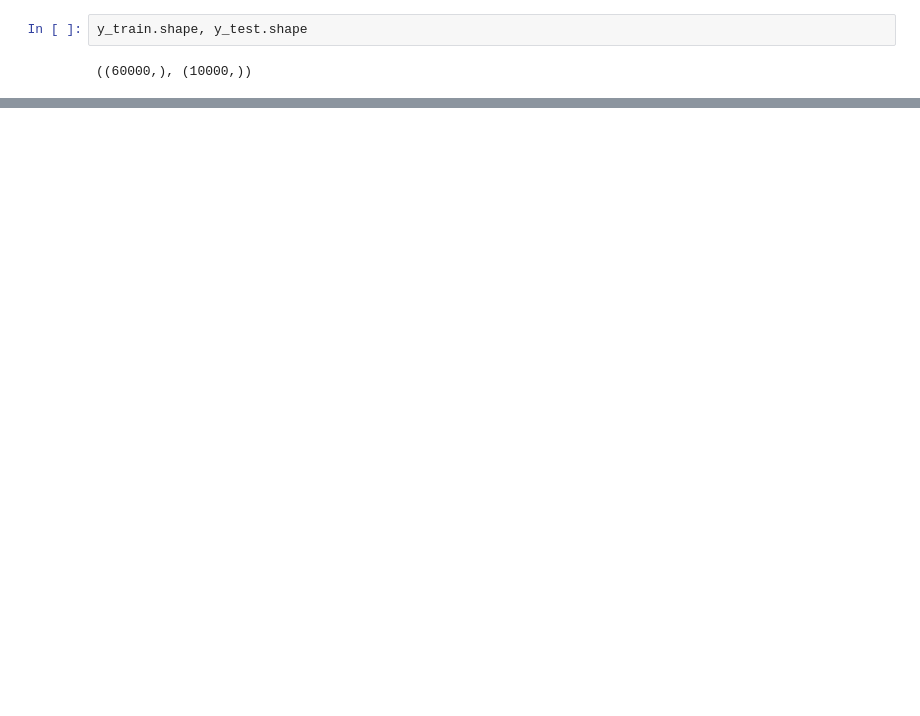
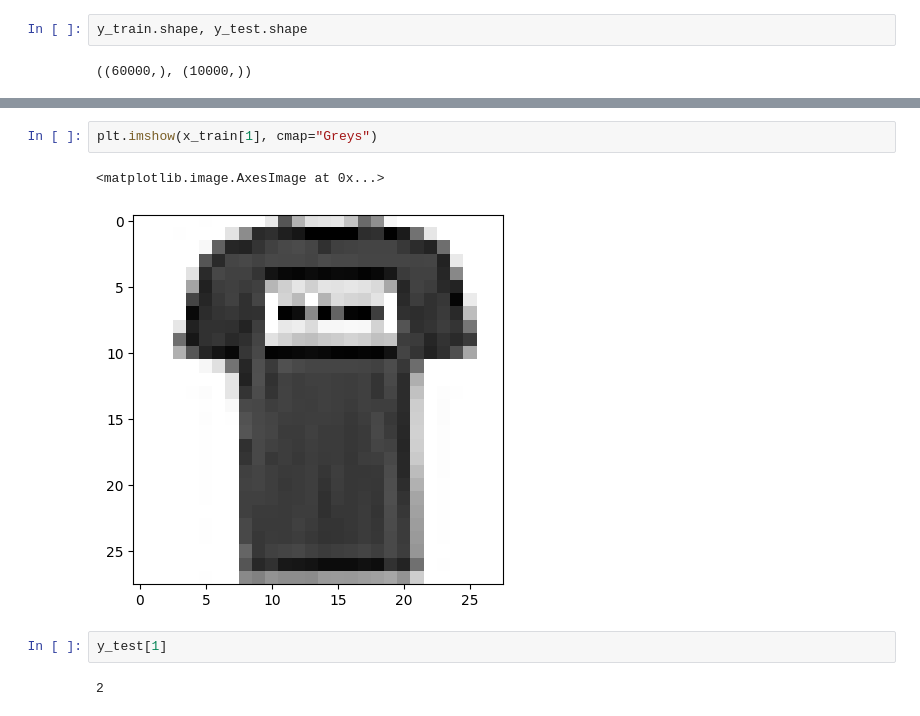
Before and after one commit to 9bishal/Deep-learning-fashion_mnist, a Jupyter notebook: Welcome_to_Colaboratory.ipynb, the cells around one changed output, grey strips where cells are left out. Cells and saved outputs as stored; diff of their text form; blank space fills up the shorter version.

```diff
--- a/Welcome_to_Colaboratory.ipynb
+++ b/Welcome_to_Colaboratory.ipynb
@@ -38,0 +99,9 @@ y_train.shape, y_test.shape
+# %%
+plt.imshow(x_train[1], cmap="Greys")
+# %% [output]
+<matplotlib.image.AxesImage at 0x...>
+[figure, added]
+# %%
+y_test[1]
+# %% [output]
+2
```
Also changed, not shown: parts of 11 cells of this notebook.
